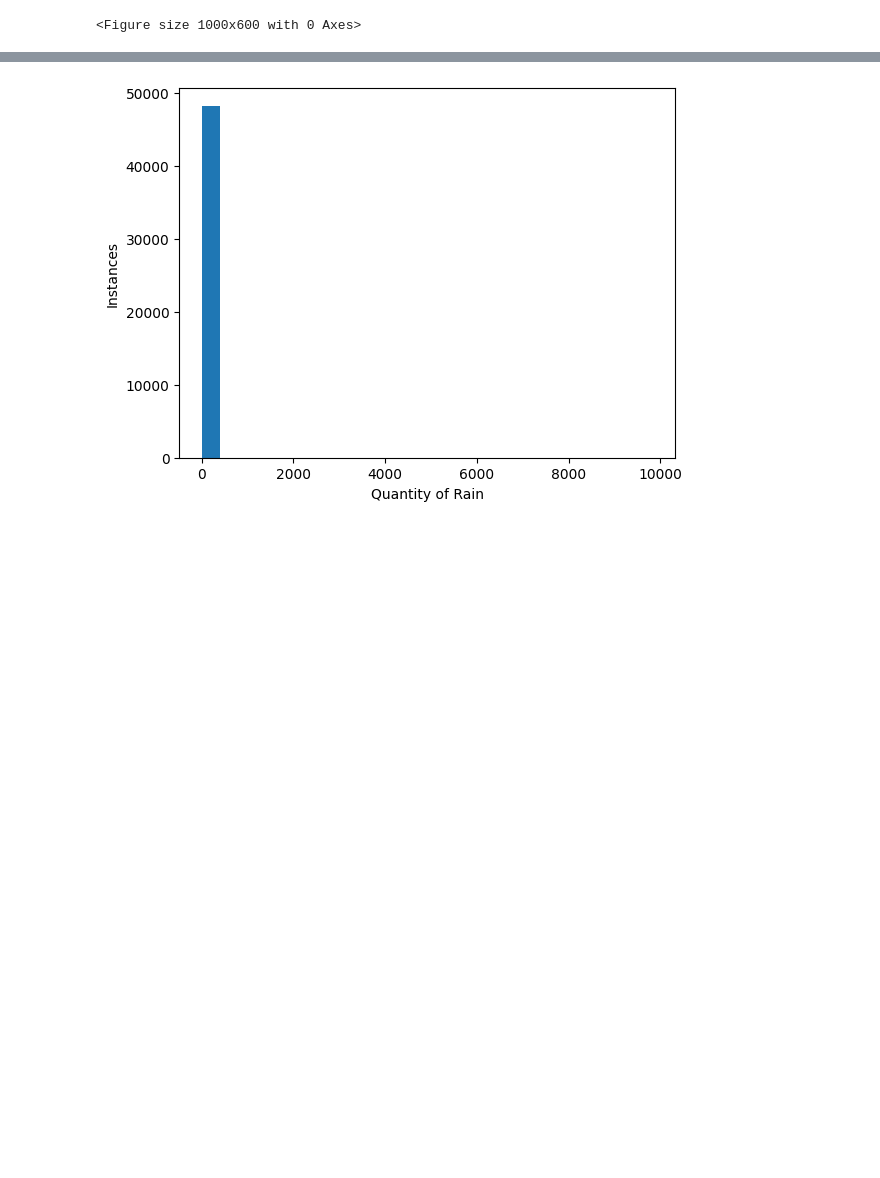
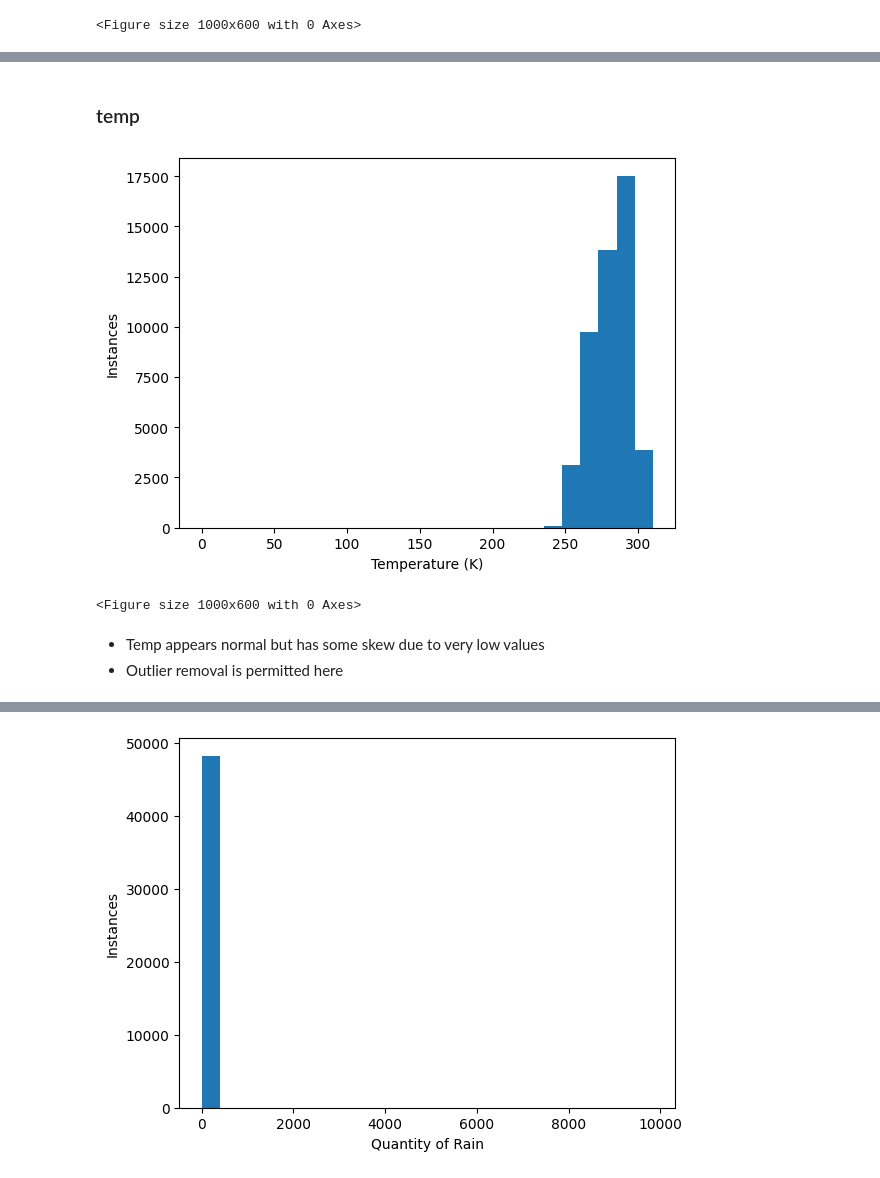
Before and after one commit to Supersamk13/Machine-Learning-and-Data-Science, a Jupyter notebook: Data_Science_and_Machine_Learning_Project_Interstate_Traffic.ipynb, the cells around one changed output, grey strips where cells are left out. Saved outputs shown, nothing was run; the diff lists cells and outputs as text; code cells hidden in the pictures; blank space fills up the shorter version.

```diff
--- a/Data_Science_and_Machine_Learning_Project_Interstate_Traffic.ipynb
+++ b/Data_Science_and_Machine_Learning_Project_Interstate_Traffic.ipynb
@@ -175,0 +198,21 @@ plt.show()
+# %% [markdown]
+### temp
+# %%
+# Rain volume distribution
+plt.hist(traffic_df['temp'], bins=25)
+
+# Labels
+plt.xlabel('Temperature (K)')
+plt.ylabel('Instances')
+
+# Manipulate figure size
+plt.figure(figsize=(10,6))
+
+# Show plot
+plt.show()
+# %% [output]
+[figure, added]
+<Figure size 1000x600 with 0 Axes>
+# %% [markdown]
+* Temp appears normal but has some skew due to very low values
+* Outlier removal is permitted here
```
Also changed, not shown: parts of 19 cells of this notebook.
